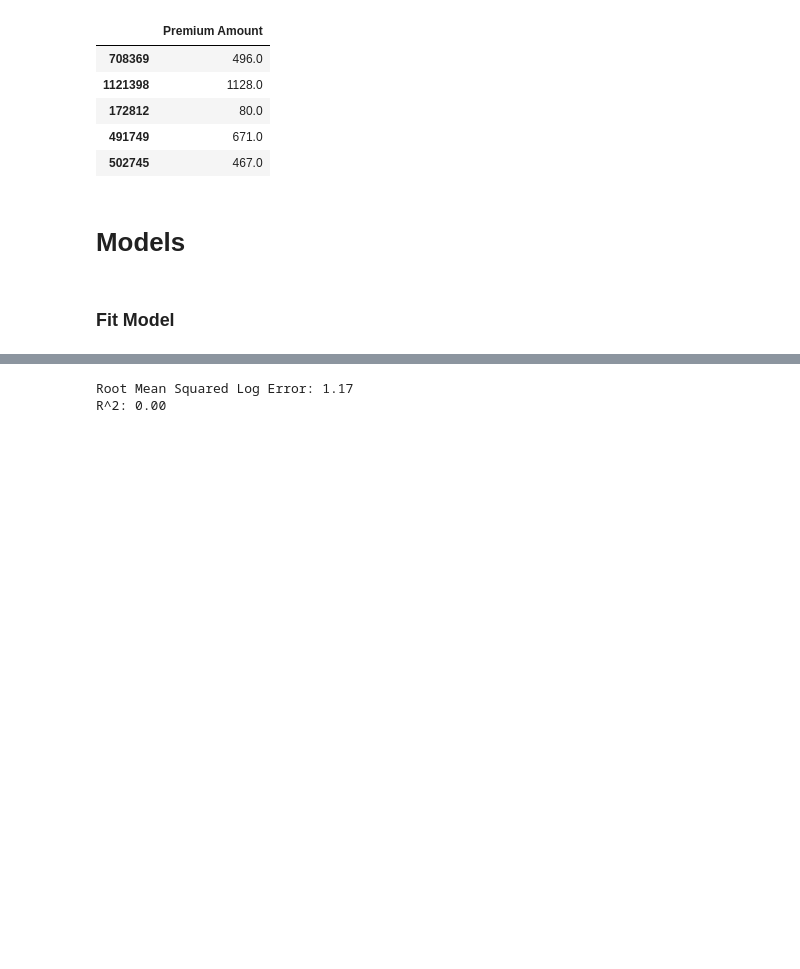
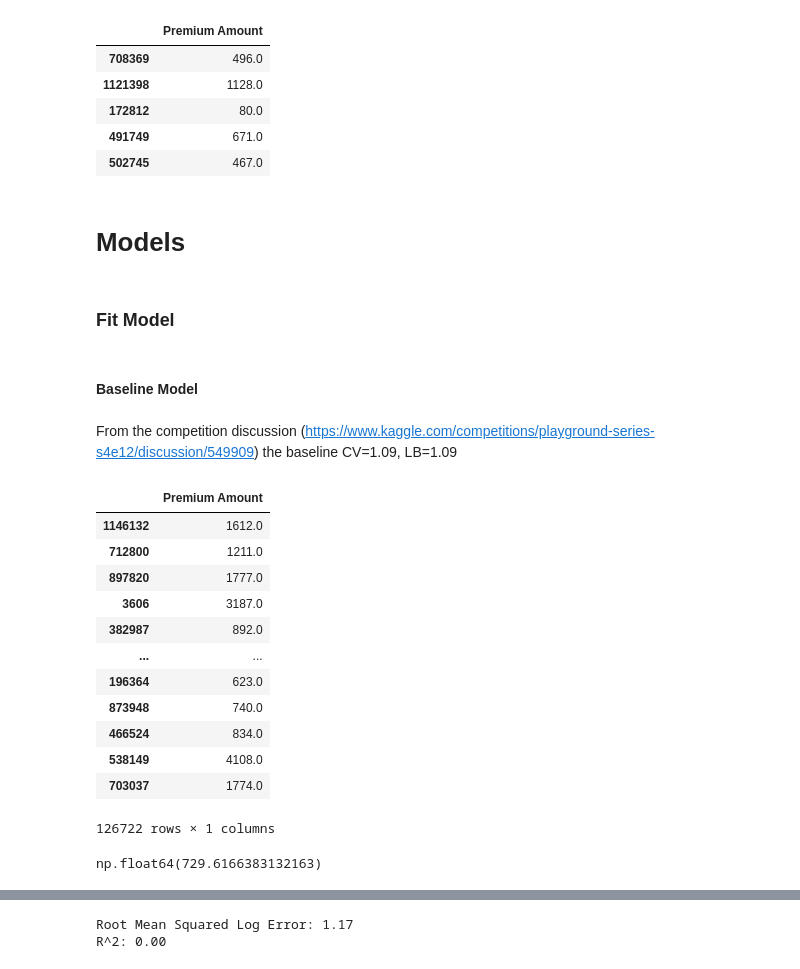
Before and after one commit to mglissmann/kaggle_playground_series_4_12, a Jupyter notebook: analysis.ipynb, the cells around one changed output, grey strips where cells are left out. Drawn from its saved outputs; the diff is of its cells as text; code cells hidden in the pictures; blank space fills up the shorter version.

Commit message:
refactored code to test additional models and compare competition metric

```diff
--- a/analysis.ipynb
+++ b/analysis.ipynb
@@ -266,3 +266,29 @@ y_train.head()
 # Models
 # %% [markdown]
 ### Fit Model
+# %% [markdown]
+#### Baseline Model
+# %% [markdown]
+From the competition discussion (https://www.kaggle.com/competitions/playground-series-s4e12/discussion/549909) the baseline CV=1.09, LB=1.09
+# %%
+y_pred['Premium Amount'] = y_test['Premium Amount']
+y_pred
+# %% [output]
+|  | Premium Amount |
+| 1146132 | 1612.0 |
+| 712800 | 1211.0 |
+| 897820 | 1777.0 |
+| 3606 | 3187.0 |
+| 382987 | 892.0 |
+| ... | ... |
+| 196364 | 623.0 |
+| 873948 | 740.0 |
+| 466524 | 834.0 |
+| 538149 | 4108.0 |
+| 703037 | 1774.0 |
+126722 rows × 1 columns
+# %%
+baseline_pred = np.exp(np.mean(np.log1p(train['Premium Amount'])))-1
+baseline_pred
+# %% [output]
+np.float64(729.6166383132163)
```
Also changed, not shown: parts of 8 cells of this notebook.
